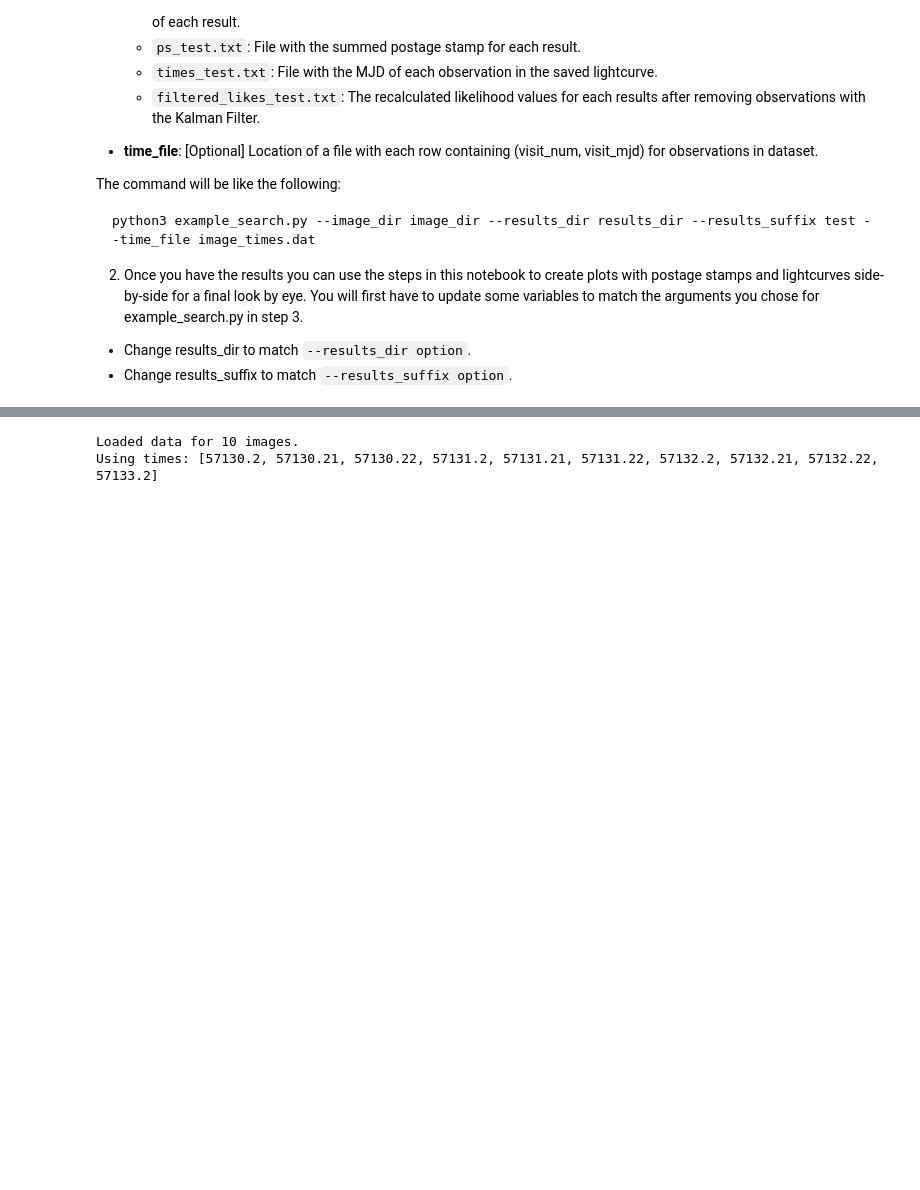
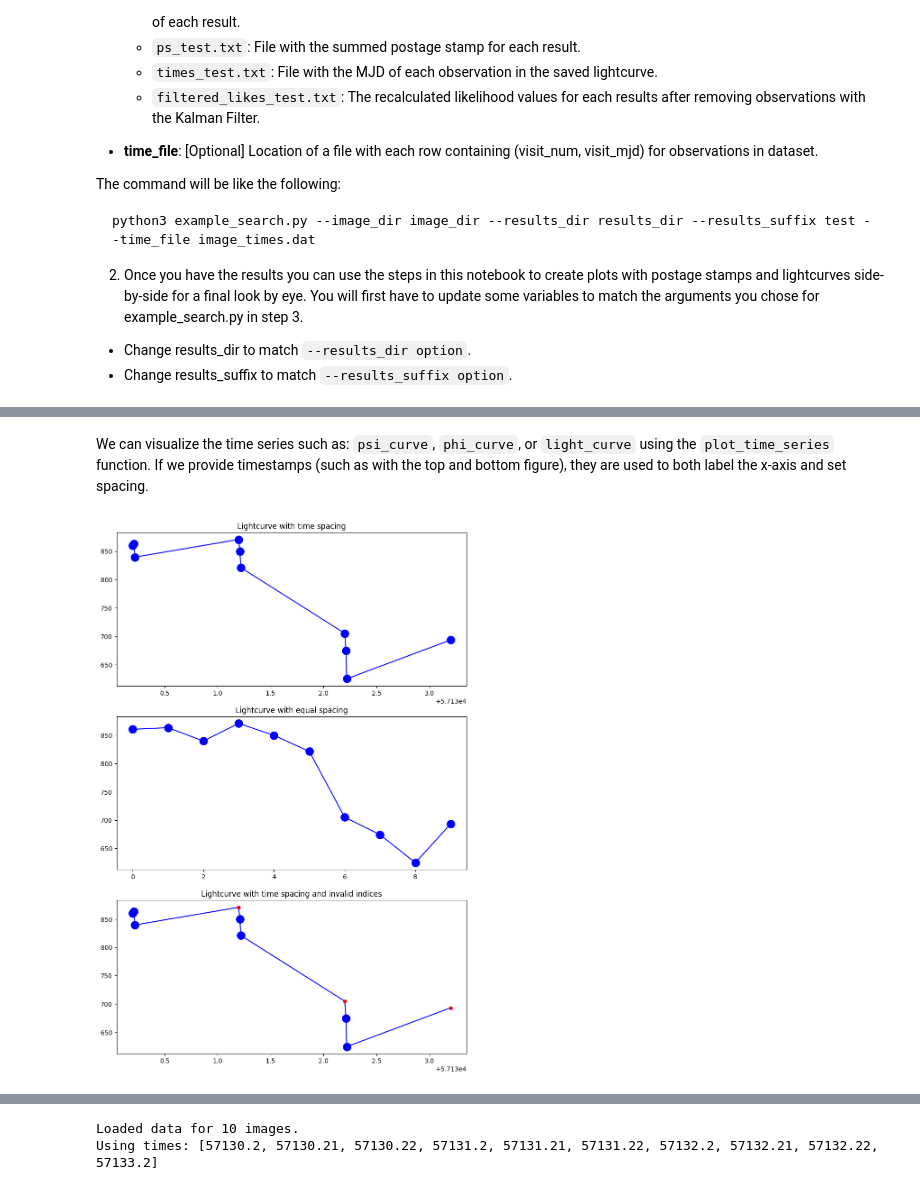
Before and after one commit to dirac-institute/kbmod, a Jupyter notebook: notebooks/kbmod_analysis_demo.ipynb, the cells around one changed output, grey strips where cells are left out. Drawn from its saved outputs; the diff is of its cells as text; code cells hidden in the pictures; blank space fills up the shorter version.

```diff
--- a/notebooks/kbmod_analysis_demo.ipynb
+++ b/notebooks/kbmod_analysis_demo.ipynb
@@ -76,0 +72,21 @@ Center filtering keeps 1 out of 1 stamps.
+# %% [markdown]
+We can visualize the time series such as: `psi_curve`, `phi_curve`, or `light_curve` using the `plot_time_series` function. If we provide timestamps (such as with the top and bottom figure), they are used to both label the x-axis and set spacing.
+# %%
+fig1 = plt.figure(figsize=(10, 15))
+(ax1, ax2, ax3) = fig1.subplots(3, 1)
+
+ResultsVisualizer.plot_time_series(
+    row0.light_curve, times=results.all_times, axes=ax1, title="Lightcurve with time spacing"
+)
+
+ResultsVisualizer.plot_time_series(row0.light_curve, axes=ax2, title="Lightcurve with equal spacing")
+
+ResultsVisualizer.plot_time_series(
+    row0.light_curve,
+    times=results.all_times,
+    indices=[0, 1, 2, 4, 5, 7, 8],
+    axes=ax3,
+    title="Lightcurve with time spacing and invalid indices",
+)
+# %% [output]
+[figure, added]
```
Also changed, not shown: parts of 24 cells of this notebook, 2 other files.
